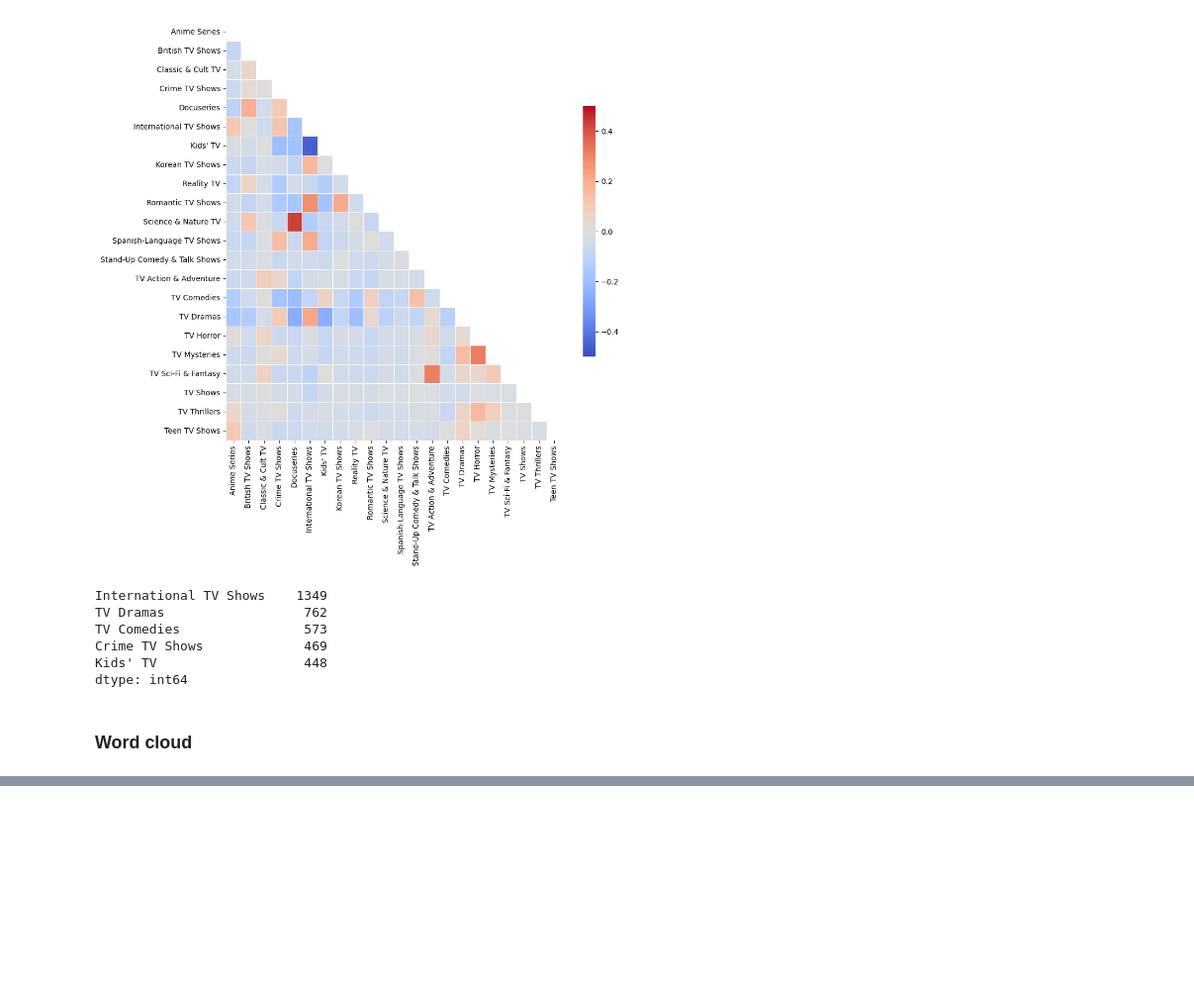
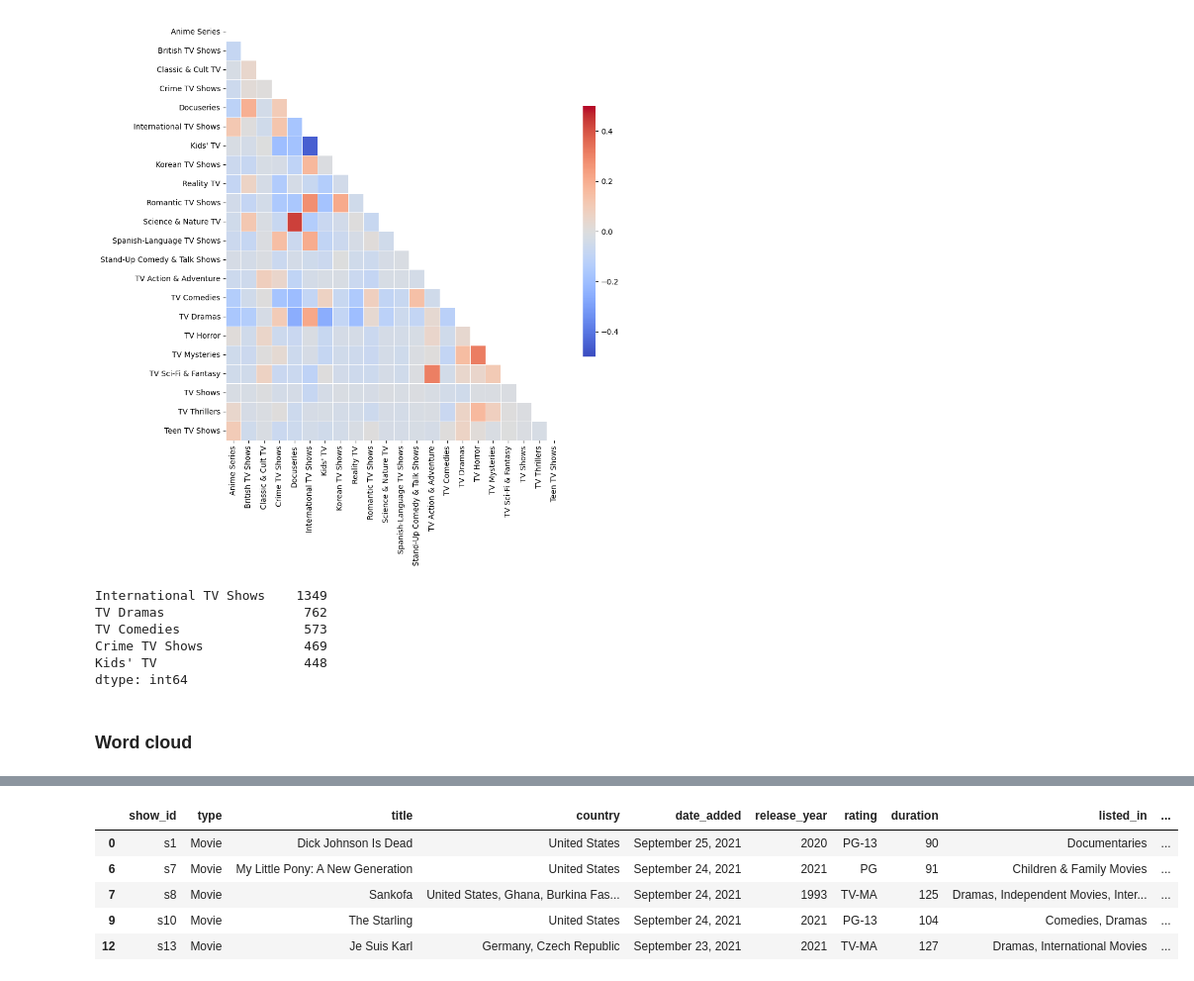
Before and after one commit to Ayben06/Netflix_Analysis_Report, a Jupyter notebook: EDA_Netflix_TV_Shows.ipynb, the cells around one changed output, grey strips where cells are left out. Shown at 99% size. Cells and saved outputs as stored; diff of their text form; code cells hidden in the pictures; blank space fills up the shorter version.

```diff
--- a/EDA_Netflix_TV_Shows.ipynb
+++ b/EDA_Netflix_TV_Shows.ipynb
@@ -466,0 +476,9 @@ text
+# %%
+data_movie.head()
+# %% [output]
+|  | show_id | type | title | country | date_added | release_year | rating | duration | listed_in | ... |
+| 0 | s1 | Movie | Dick Johnson Is Dead | United States | September 25, 2021 | 2020 | PG-13 | 90 | Documentaries | ... |
+| 6 | s7 | Movie | My Little Pony: A New Generation | United States | September 24, 2021 | 2021 | PG | 91 | Children & Family Movies | ... |
+| 7 | s8 | Movie | Sankofa | United States, Ghana, Burkina Fas... | September 24, 2021 | 1993 | TV-MA | 125 | Dramas, Independent Movies, Inter... | ... |
+| 9 | s10 | Movie | The Starling | United States | September 24, 2021 | 2021 | PG-13 | 104 | Comedies, Dramas | ... |
+| 12 | s13 | Movie | Je Suis Karl | Germany, Czech Republic | September 23, 2021 | 2021 | TV-MA | 127 | Dramas, International Movies | ... |
```
Also changed, not shown: parts of 13 cells of this notebook.
